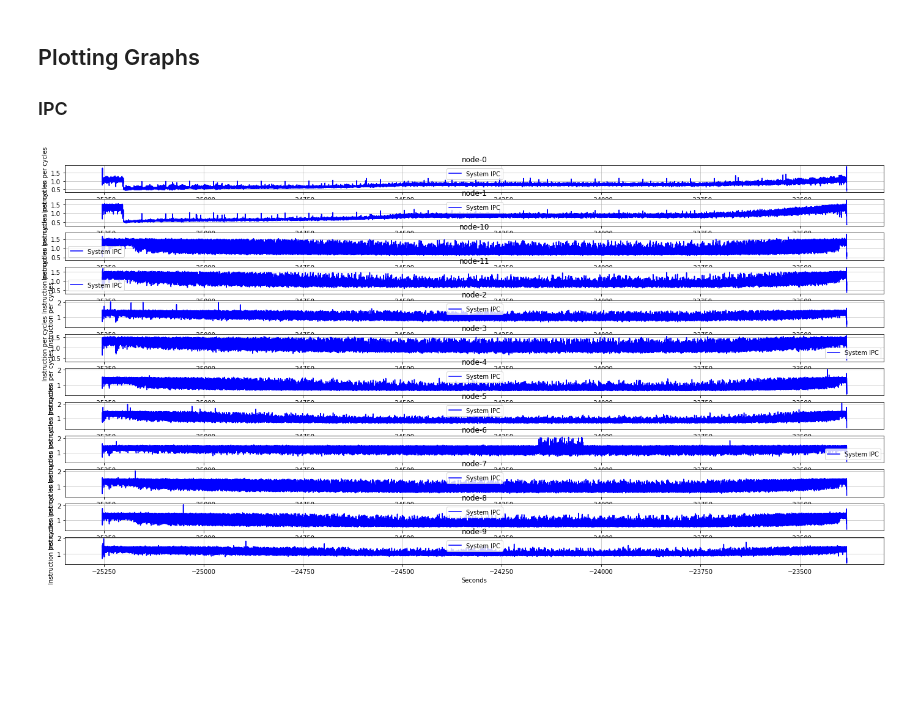
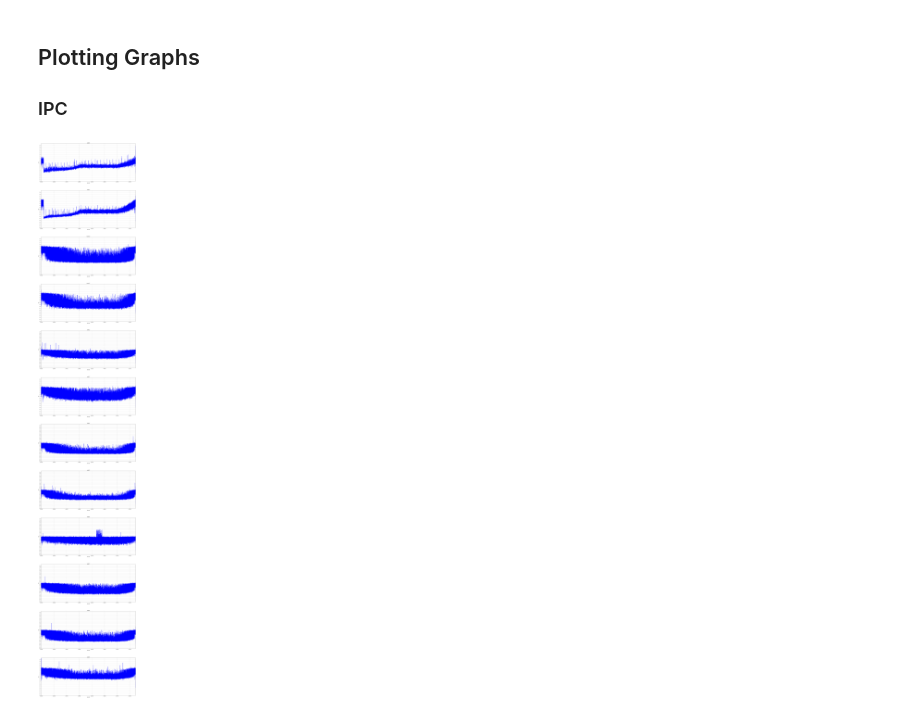
Before and after one commit to unkemptArc99/BuzzBlogBenchmark-1, a Jupyter notebook: analysis/notebooks/PcmAnalysis.ipynb, the cells around one changed output. Drawn from its saved outputs; the diff is of its cells as text; code cells hidden in the pictures; blank space fills up the shorter version.

Commit message:
Fixed IPC graphs

```diff
--- a/analysis/notebooks/PcmAnalysis.ipynb
+++ b/analysis/notebooks/PcmAnalysis.ipynb
@@ -42,14 +44,17 @@ system_stats.set_index('Timestamp', inplace=True)
 ### IPC
 # %%
 system_stats['System IPC'] = system_stats.apply(lambda r: float(r['System IPC']), axis=1)
-fig = plt.figure(figsize=(24,12))
 node_names = sorted(system_stats['Node Name'].unique())
+fig = plt.figure(figsize=(24,len(node_names) * 12))
 df = system_stats.loc[:, ['System IPC', 'Node Name']]
 for (i, node) in enumerate(node_names):
     dfi = df[(df['Node Name'] == node)]
     ax = fig.add_subplot(len(node_names), 1, i+1)
     ax.grid(alpha=0.75)
-    dfi.plot(ax=ax, kind="line", title="%s" % node, xlabel="Seconds", ylabel="Instruction per cycles", color="blue", grid=True)
+    ax.set_xlim(int(dfi.index.min()), int(dfi.index.max()))
+    ax.set_ylim(0, math.ceil(dfi['System IPC'].values.max()))
+    ax.yaxis.set_ticks(np.arange(0, math.ceil(dfi['System IPC'].values.max()), 0.1))
+    dfi['System IPC'].plot(ax=ax, kind="line", title="%s" % node, xlabel="Seconds", ylabel="IPC", color="blue", grid=True)
     plt.subplots_adjust(hspace=0.25)
 # %% [output]
-[figure, old version]
+[figure, new version]
```
Also changed, not shown: parts of 1 cell of this notebook.
